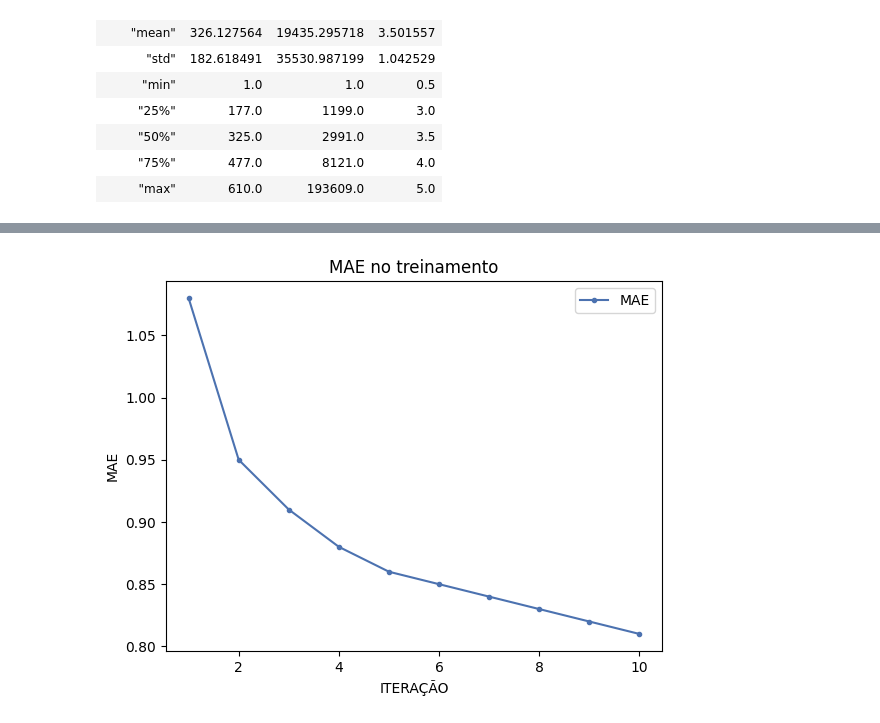
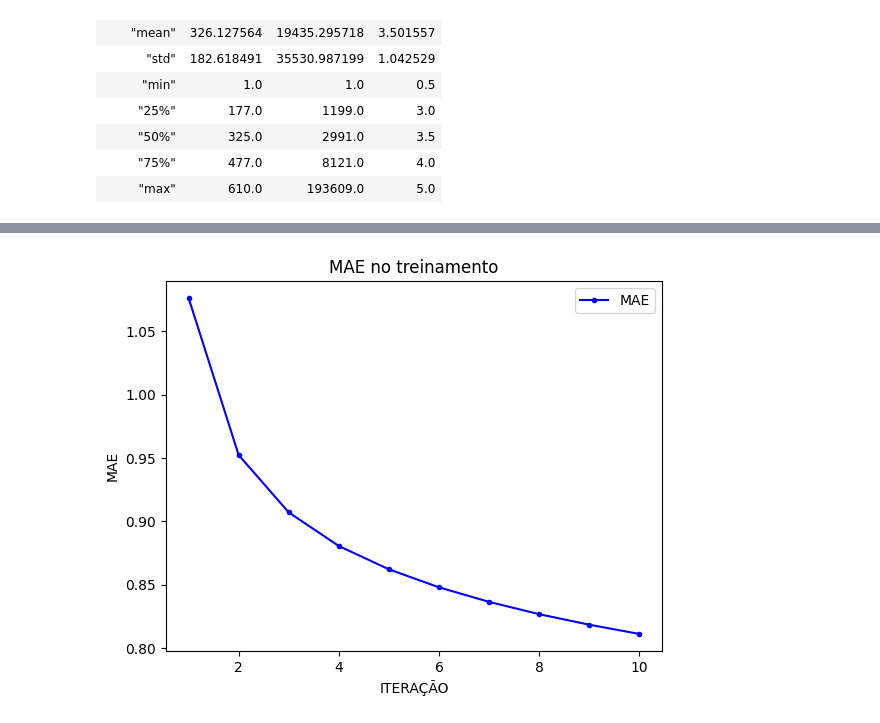
Before and after one commit to willonf/funk_svd, a Jupyter notebook: code.ipynb, the cells around one changed output, grey strips where cells are left out. Saved outputs shown, nothing was run; the diff lists cells and outputs as text; code cells hidden in the pictures.

```diff
--- a/code.ipynb
+++ b/code.ipynb
@@ -68,9 +67,9 @@ class FunkSVD:
                     temp_uf = self.P_matrix[user, factor]
                     self.P_matrix[user, factor] = self.P_matrix[user, factor] + self.learning_rate * (error_ui * self.Q_matrix[item, factor] - self.regulation * self.P_matrix[user, factor])
                     self.Q_matrix[item, factor] = self.Q_matrix[item, factor] + self.learning_rate * (error_ui * temp_uf - self.regulation * self.Q_matrix[item, factor])
-            _rmse_train_errors[n_iteration] = round_(math.sqrt(sq_error / rating_n_rows), 2)  # RMSE
-            _mae_train_errors[n_iteration] = round_(sq_error / rating_n_rows, 2)  # MAE
-            print(f'TRAINING - RMSE: {round_(math.sqrt(sq_error / rating_n_rows), 2)} - MAE: {round_(sq_error / rating_n_rows, 2)}')
+            _rmse_train_errors[n_iteration] = round(math.sqrt(sq_error / rating_n_rows), 4)  # RMSE
+            _mae_train_errors[n_iteration] = round(sq_error / rating_n_rows, 4)  # MAE
+            print(f'TRAINING - RMSE: {round(math.sqrt(sq_error / rating_n_rows), 4)} - MAE: {round(sq_error / rating_n_rows, 4)}')
 
         self.rmse_train_errors = pl.DataFrame(np.array([_rmse_train_errors, list(range(1, self.iterations + 1))]), schema=[("rmse", pl.Float64), ("iteration", pl.Int64)], orient="col")
         self.mae_train_errors = pl.DataFrame(np.array([_mae_train_errors, list(range(1, self.iterations + 1))]), schema=[("mae", pl.Float64), ("iteration", pl.Int64)], orient="col")
@@ -79,7 +78,7 @@ class FunkSVD:
         self.mae_train_errors.write_csv('./_mae_train_errors.csv')
 
     def predict_rating(self, user_id, item_id):
-        return round(self.global_mean + self.users_bias[user_id - 1] + self.items_bias[item_id - 1] + np.dot(self.P_matrix[user_id - 1], self.Q_matrix[item_id - 1]), 2)
+        return round(self.global_mean + self.users_bias[user_id - 1] + self.items_bias[item_id - 1] + np.dot(self.P_matrix[user_id - 1], self.Q_matrix[item_id - 1]), 4)
 
     def evaluate(self, X_user_item, y_rating):
         rating_n_rows = X_user_item.shape[0]
@@ -96,8 +95,8 @@ class FunkSVD:
             sq_error = sq_error + error_ui ** 2
             mae_error = mae_error + abs(error_ui)
 
-        self.rmse_test_error = round(math.sqrt(sq_error / rating_n_rows), 2)
-        self.mae_test_error = round(mae_error / rating_n_rows)
+        self.rmse_test_error = round(math.sqrt(sq_error / rating_n_rows), 4)
+        self.mae_test_error = round(mae_error / rating_n_rows, 4)
 # %%
 df_movies = pl.read_csv('./movies.csv')
 df_ratings = pl.read_csv('./ratings.csv')
@@ -212,16 +211,16 @@ plt.show()
 # %%
 import matplotlib.pyplot as plt
 
-iterations = model.mae_train_errors["iteration"].to_list()
-mae_values = model.mae_train_errors["mae"].to_list()
+iterations_list = model.mae_train_errors["iteration"].to_list()
+mae_list = model.mae_train_errors["mae"].to_list()
 
 plt.style.use('default')
-plt.plot(iterations, mae_values, marker='.', linestyle='-', color='b', label='MAE')
+plt.plot(iterations_list, mae_list, marker='.', linestyle='-', color='b', label='MAE')
 plt.xlabel("ITERAÇÃO")
 plt.ylabel("MAE")
 plt.title("MAE no treinamento")
 plt.grid(False)
 plt.legend()
 plt.show()
 # %% [output]
-[figure, old version]
+[figure, new version]
```
Also changed, not shown: parts of 6 cells of this notebook.
